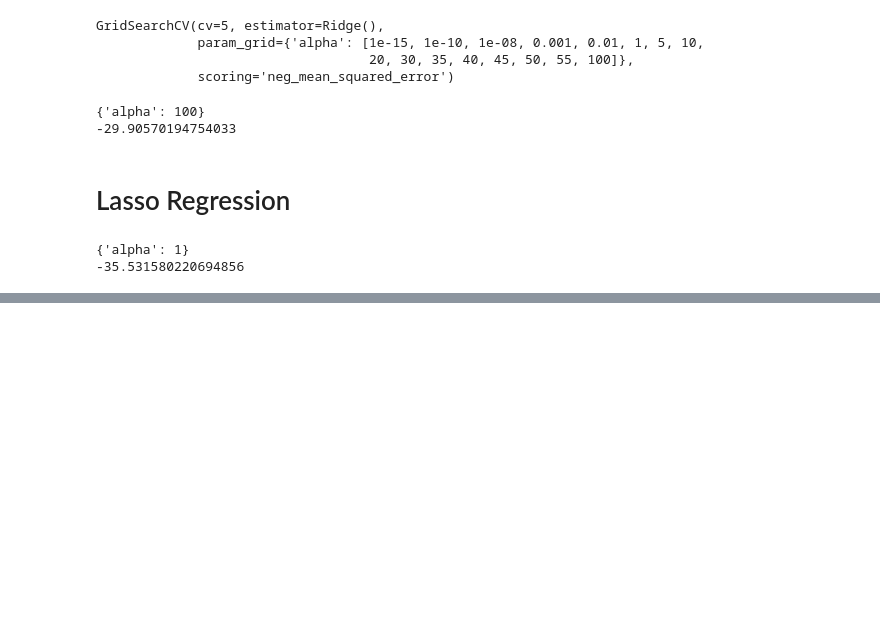
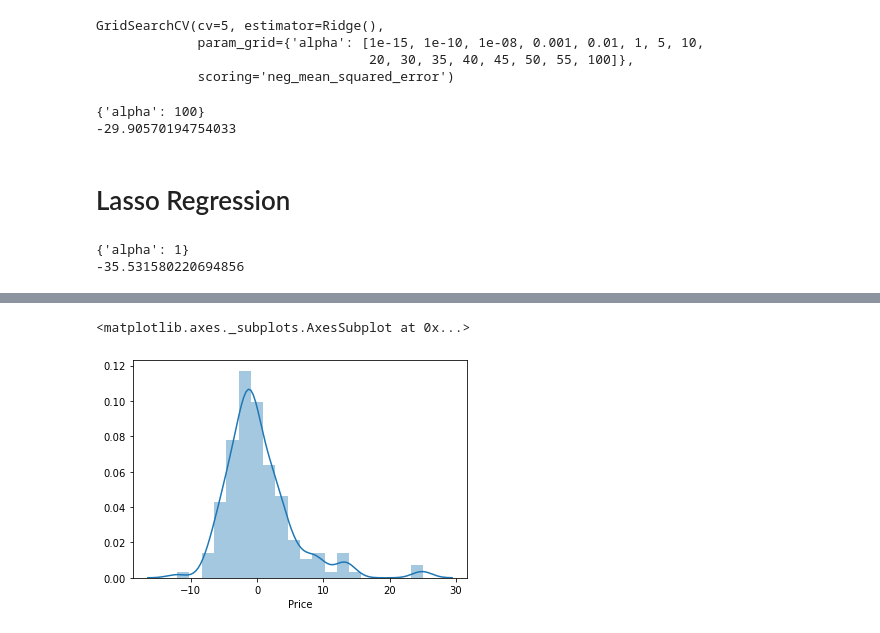
Before and after one commit to TenoNadar/Ridge-Lasso-Regression, a Jupyter notebook: Ridge & Lasso Regression.ipynb, the cells around one changed output, grey strips where cells are left out. Drawn from its saved outputs; the diff is of its cells as text; code cells hidden in the pictures; blank space fills up the shorter version.

```diff
--- a/Ridge & Lasso Regression.ipynb
+++ b/Ridge & Lasso Regression.ipynb
@@ -119,0 +127,7 @@ prediction_ridge=ridge_regressor.predict(X_test)
+# %%
+
+
+sns.distplot(y_test-prediction_ridge)
+# %% [output]
+<matplotlib.axes._subplots.AxesSubplot at 0x...>
+[figure, added]
```
Also changed, not shown: parts of 1 cell of this notebook.
